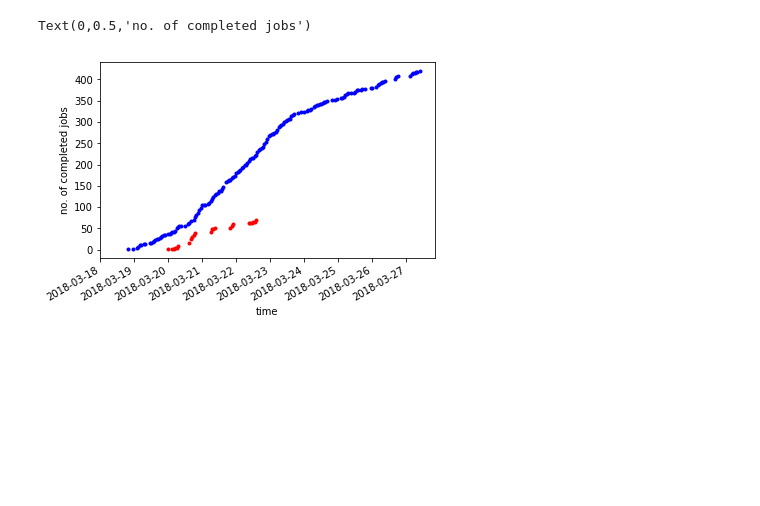
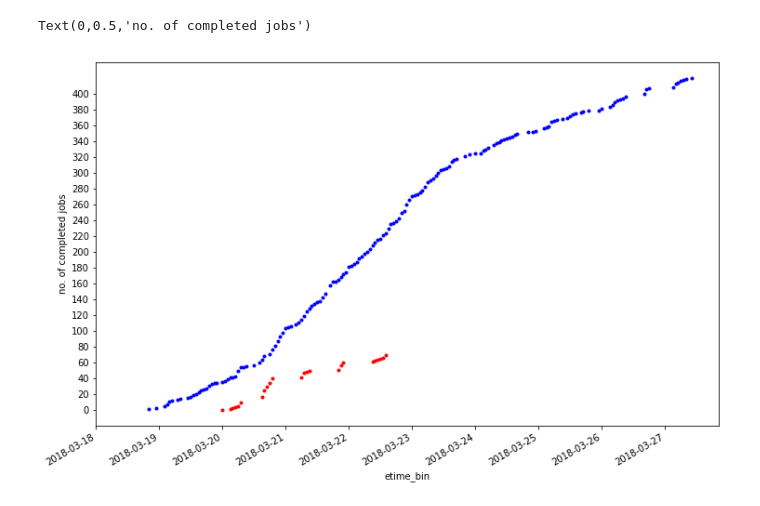
Before and after one commit to GooglingTheCancerGenome/sv-callers, a Jupyter notebook: scripts/workflow_progress.ipynb, the cells around one changed output. Saved outputs shown, nothing was run; the diff lists cells and outputs as text; code cells hidden in the pictures; blank space fills up the shorter version.

```diff
--- a/scripts/workflow_progress.ipynb
+++ b/scripts/workflow_progress.ipynb
@@ -35,0 +62,2 @@ df2 = df.pivot(columns='cluster', values='cum_jobs')
+# %%
+df3 = pd.read_csv('jobs.csv', parse_dates=['etime_bin'])
@@ -36,5 +84,7 @@ df2 = df.pivot(columns='cluster', values='cum_jobs')
+# %%
+df4 = df3.pivot_table(index='etime_bin', columns='cluster')
 # %%
-df2.plot(style='.', color=['red','blue'], legend=False, xlim=datetime.strptime('2018-03-18', '%Y-%m-%d'), yticks=range(0, max(df.cum_jobs), 50), figsize=(6, 4)).set_ylabel('no. of completed jobs')
+df4.plot(style='.', color=['red','blue'], legend=False, xlim=datetime.strptime('2018-03-18', '%Y-%m-%d'), yticks=range(0, max(df3.cum_jobs), 20), figsize=(12, 8)).set_ylabel('no. of completed jobs')
 # %% [output]
 Text(0,0.5,'no. of completed jobs')
-[figure, old version]
+[figure, new version]
```
Also changed, not shown: parts of 6 cells of this notebook.
